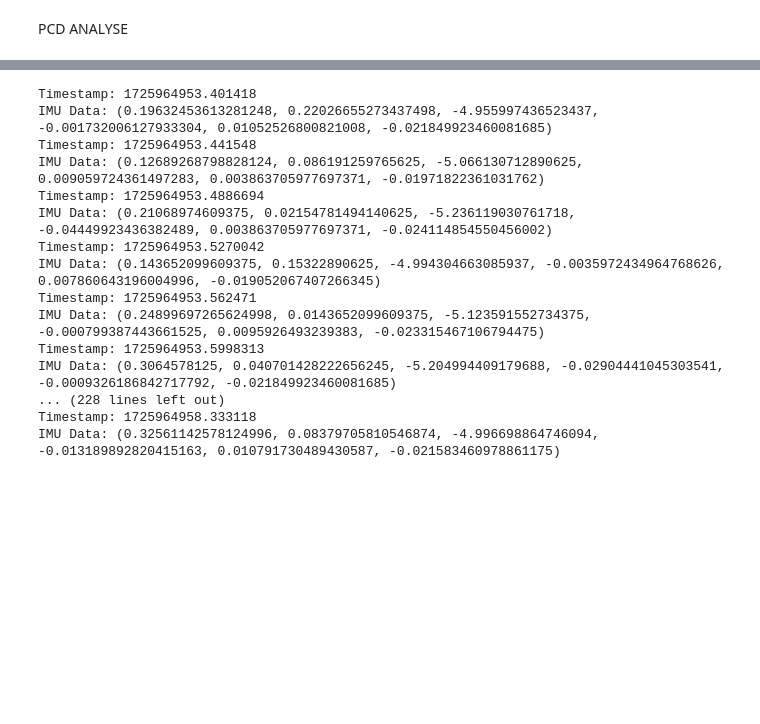
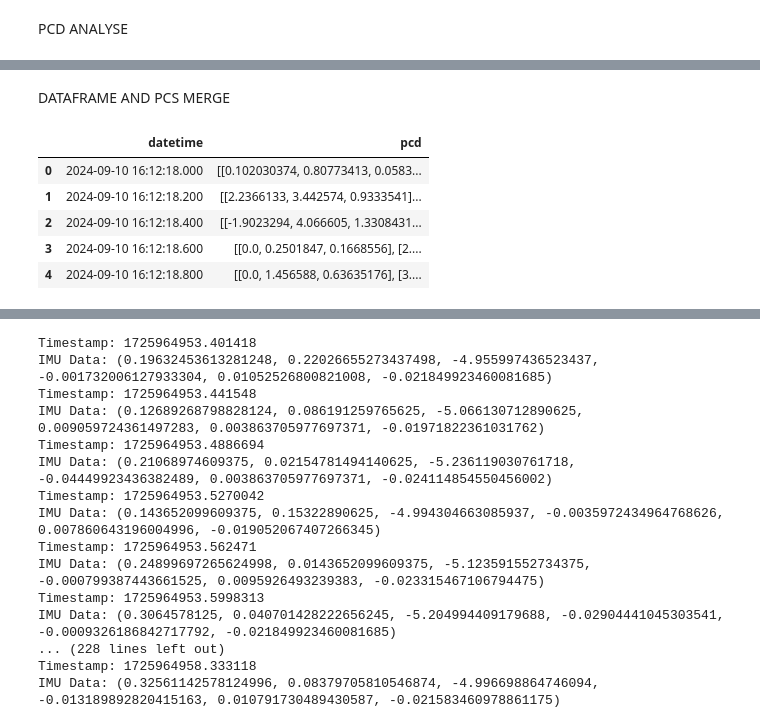
Before and after one commit to tirthankarhalder/mmSLAM, a Jupyter notebook: generatePCDAnalyse.ipynb, the cells around one changed output, grey strips where cells are left out. Cells and saved outputs as stored; diff of their text form; code cells hidden in the pictures; blank space fills up the shorter version.

```diff
--- a/generatePCDAnalyse.ipynb
+++ b/generatePCDAnalyse.ipynb
@@ -29,7 +44,12 @@ def point_cloud_frames(file_name = None):
     pointCloudProcessCFG = PointCloudProcessCFG()
     velocities = []
     pcds = []
+    start_time = file_name.split('/')[-1].split('.')[0].split('drone_')[-1][:19]
+    start_time_obj = datetime.strptime(start_time,'%Y-%m-%d_%H_%M_%S')
+    time_frames = []
     for frame_no in range(total_frame_number):
+        time_current = start_time_obj+timedelta(seconds=frame_no*(info_dict["periodicity"][0])/1000)
+        time_frames.append(time_current.strftime('%Y-%m-%d %H_%M_%S.%f'))
         bin_frame = bin_reader.getNextFrame(pointCloudProcessCFG.frameConfig)
         np_frame = bin2np_frame(bin_frame)
         frameConfig = pointCloudProcessCFG.frameConfig
@@ -37,11 +57,11 @@ def point_cloud_frames(file_name = None):
         rangeResult = rangeFFT(reshapedFrame, frameConfig)
         if frame_no == 5:
             range_heatmap = np.sum(np.abs(rangeResult), axis=(0,1))
-            print("range_heatmap.shape: ", range_heatmap.shape)
-            sns.heatmap(range_heatmap)
-            plt.savefig('range.png')
+            # print("range_heatmap.shape: ", range_heatmap.shape)
+            # sns.heatmap(range_heatmap)
+            # plt.savefig('range.png')
 
         dopplerResult = dopplerFFT(rangeResult, frameConfig)
         pointCloud = frame2pointcloud(dopplerResult, pointCloudProcessCFG)
         pcds.append(pointCloud)
-    return pcds
+    return pcds, time_frames
@@ -48,5 +70,6 @@ def point_cloud_frames(file_name = None):
 # %%
-gen=point_cloud_frames(file_name ='./datasets/radar_data/drone_2024-09-10_16_12_18_test.bin')
+gen, timestamps =point_cloud_frames(file_name ="./datasets/radar_data/drone_2024-09-10_16_12_18_test.bin")
+
 total_data = []
 total_ids = []
 total_frames=0
@@ -54,9 +77,16 @@ first_frame = True
 initial_coordinates = {}
 current_cluster = {}
 points = []
+total_frameStacked = []
 prev_point = np.array([0,0])
+timestamps
 for pointcloud in gen:
-    print(pointcloud.shape)
-    print(pointcloud)
-    break
+    total_frameStacked.append(pointcloud[:,:3])#sliced 1st 3 as x y z
+    # print(pointcloud.shape)
+    # print(type(pointcloud))
+    # break
+
+stacked = np.stack(total_frameStacked)
+
+print(stacked.shape)
 # %% [output]
@@ -86,0 +94,15 @@ depthDf = pd.read_csv("./datasets/depth_data/drone_2024-09-10_16_12_18_test_dept
+# %% [markdown]
+DATAFRAME AND PCS MERGE
+# %%
+df = pd.DataFrame()
+df["datetime"] = timestamps
+df["pcd"] = total_frameStacked
+df['datetime'] = pd.to_datetime(df['datetime'], format='%Y-%m-%d %H_%M_%S.%f')
+df.head(5)
+# %% [output]
+|  | datetime | pcd |
+| 0 | 2024-09-10 16:12:18.000 | [[0.102030374, 0.80773413, 0.0583... |
+| 1 | 2024-09-10 16:12:18.200 | [[2.2366133, 3.442574, 0.9333541]... |
+| 2 | 2024-09-10 16:12:18.400 | [[-1.9023294, 4.066605, 1.3308431... |
+| 3 | 2024-09-10 16:12:18.600 | [[0.0, 0.2501847, 0.1668556], [2.... |
+| 4 | 2024-09-10 16:12:18.800 | [[0.0, 1.456588, 0.63635176], [3.... |
```
Also changed, not shown: parts of 26 cells of this notebook, 14 other files.
